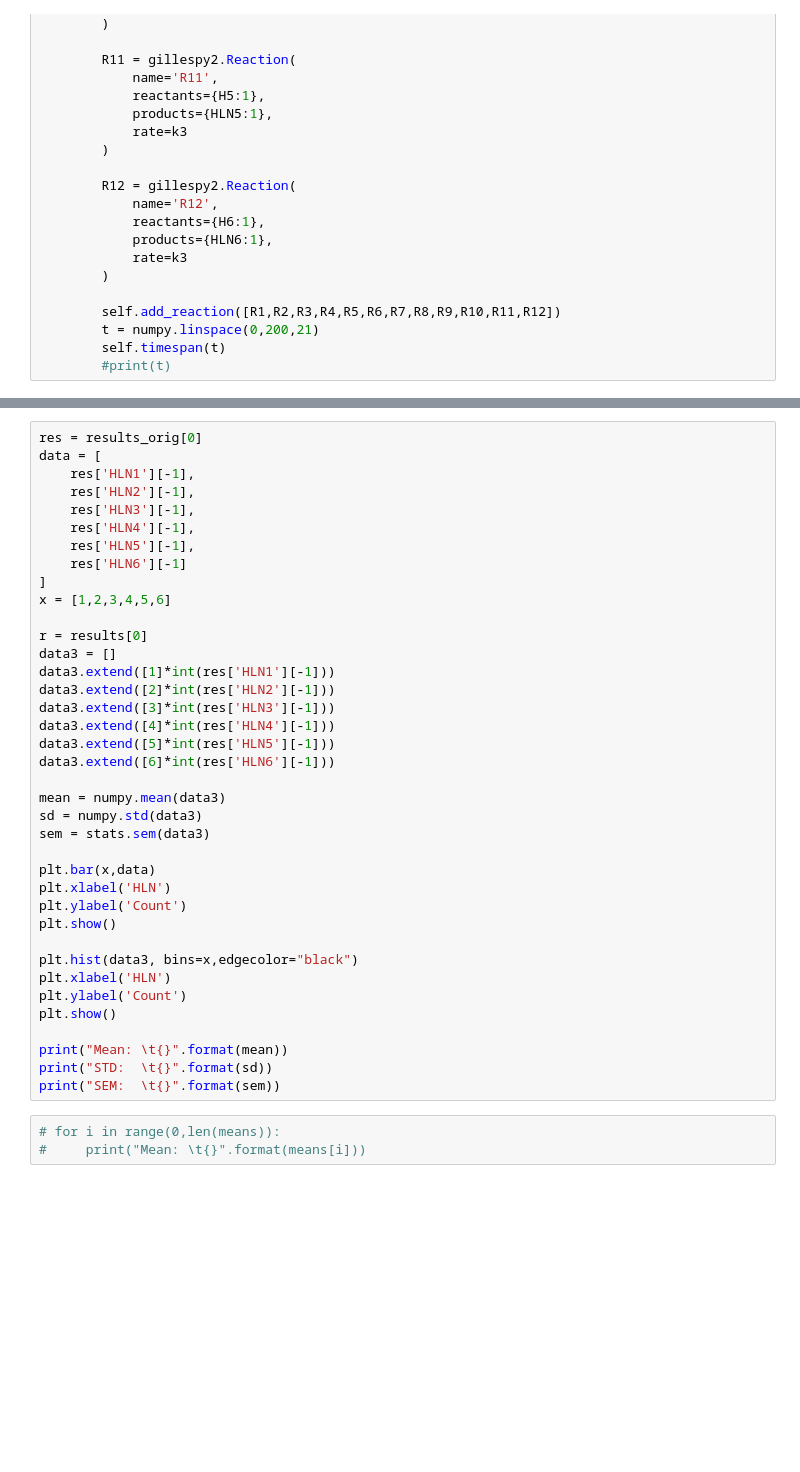
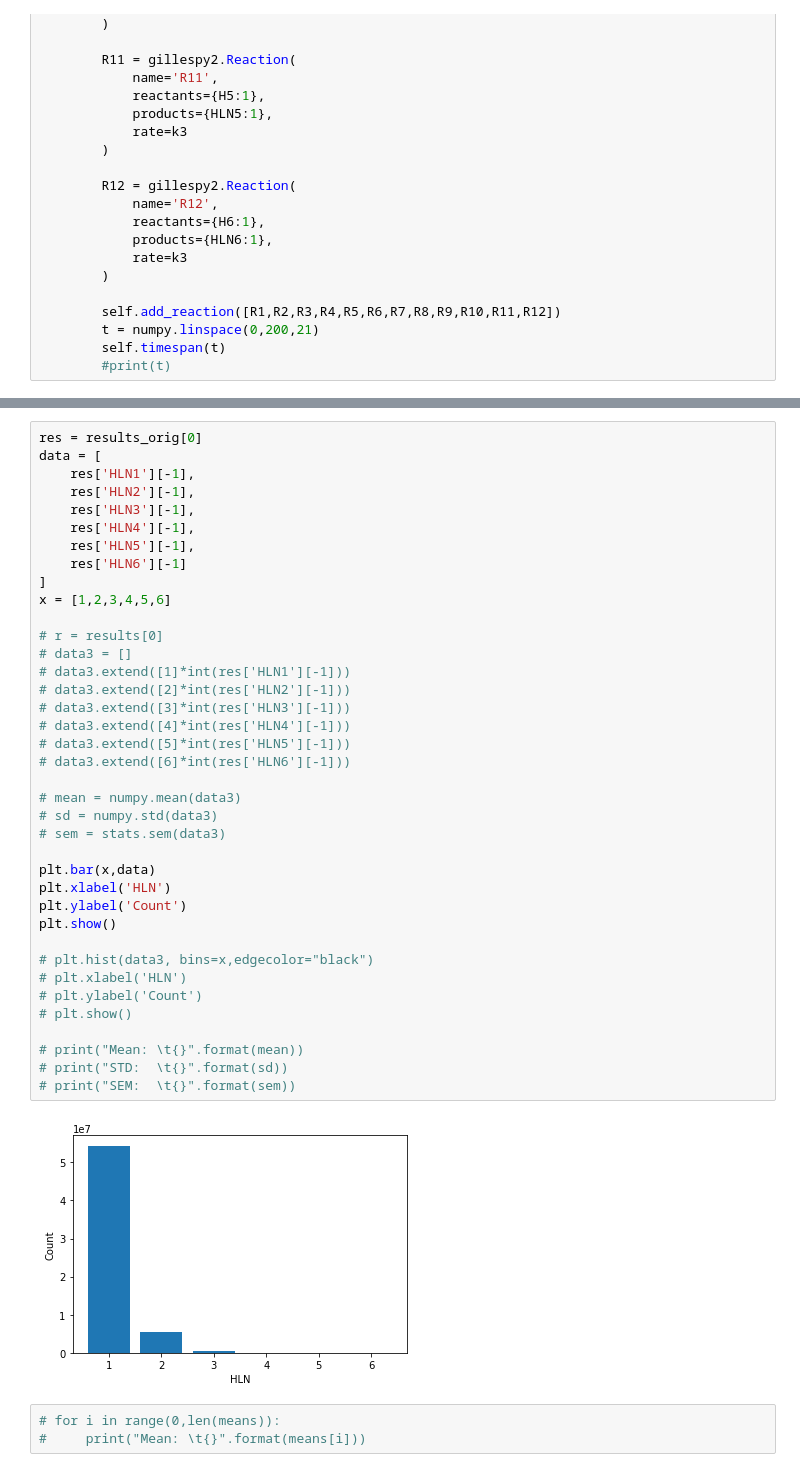
Before and after one commit to technodivergent/Bacillus_Anthracis_Simulation, a Jupyter notebook: Lung Submodel.ipynb, the cells around one changed output, grey strips where cells are left out. Drawn from its saved outputs; the diff is of its cells as text; blank space fills up the shorter version.

```diff
--- a/Lung Submodel.ipynb
+++ b/Lung Submodel.ipynb
@@ -243,41 +269,43 @@ print(results[18])
 # %%
 res = results_orig[0]
 data = [
     res['HLN1'][-1],
     res['HLN2'][-1],
     res['HLN3'][-1],
     res['HLN4'][-1],
     res['HLN5'][-1],
     res['HLN6'][-1]
 ]
 x = [1,2,3,4,5,6]
 
-r = results[0]
-data3 = []
-data3.extend([1]*int(res['HLN1'][-1]))
-data3.extend([2]*int(res['HLN2'][-1]))
-data3.extend([3]*int(res['HLN3'][-1]))
-data3.extend([4]*int(res['HLN4'][-1]))
-data3.extend([5]*int(res['HLN5'][-1]))
-data3.extend([6]*int(res['HLN6'][-1]))
+# r = results[0]
+# data3 = []
+# data3.extend([1]*int(res['HLN1'][-1]))
+# data3.extend([2]*int(res['HLN2'][-1]))
+# data3.extend([3]*int(res['HLN3'][-1]))
+# data3.extend([4]*int(res['HLN4'][-1]))
+# data3.extend([5]*int(res['HLN5'][-1]))
+# data3.extend([6]*int(res['HLN6'][-1]))
 
-mean = numpy.mean(data3)
-sd = numpy.std(data3)
-sem = stats.sem(data3)
+# mean = numpy.mean(data3)
+# sd = numpy.std(data3)
+# sem = stats.sem(data3)
 
 plt.bar(x,data)
 plt.xlabel('HLN')
 plt.ylabel('Count')
 plt.show()
 
-plt.hist(data3, bins=x,edgecolor="black")
-plt.xlabel('HLN')
-plt.ylabel('Count')
-plt.show()
+# plt.hist(data3, bins=x,edgecolor="black")
+# plt.xlabel('HLN')
+# plt.ylabel('Count')
+# plt.show()
 
-print("Mean: \t{}".format(mean))
-print("STD:  \t{}".format(sd))
-print("SEM:  \t{}".format(sem))
+# print("Mean: \t{}".format(mean))
+# print("STD:  \t{}".format(sd))
+# print("SEM:  \t{}".format(sem))
+# %% [output]
+[figure, added]
 # %%
 # for i in range(0,len(means)):
 #     print("Mean: \t{}".format(means[i]))
```
Also changed, not shown: parts of 8 cells of this notebook.
